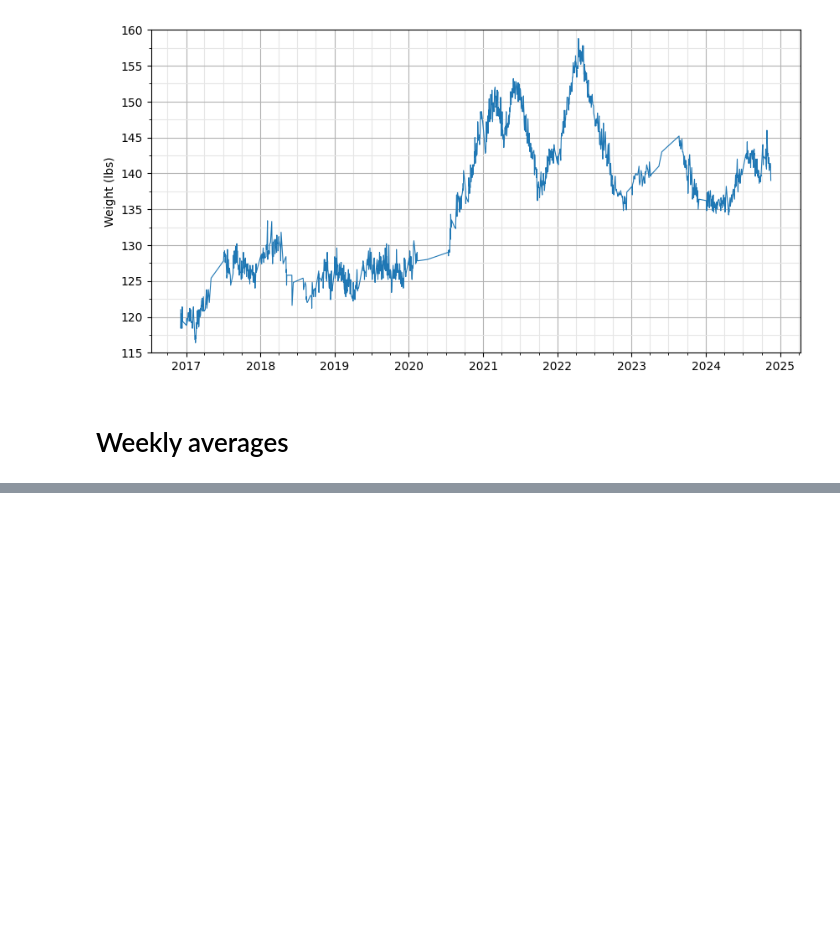
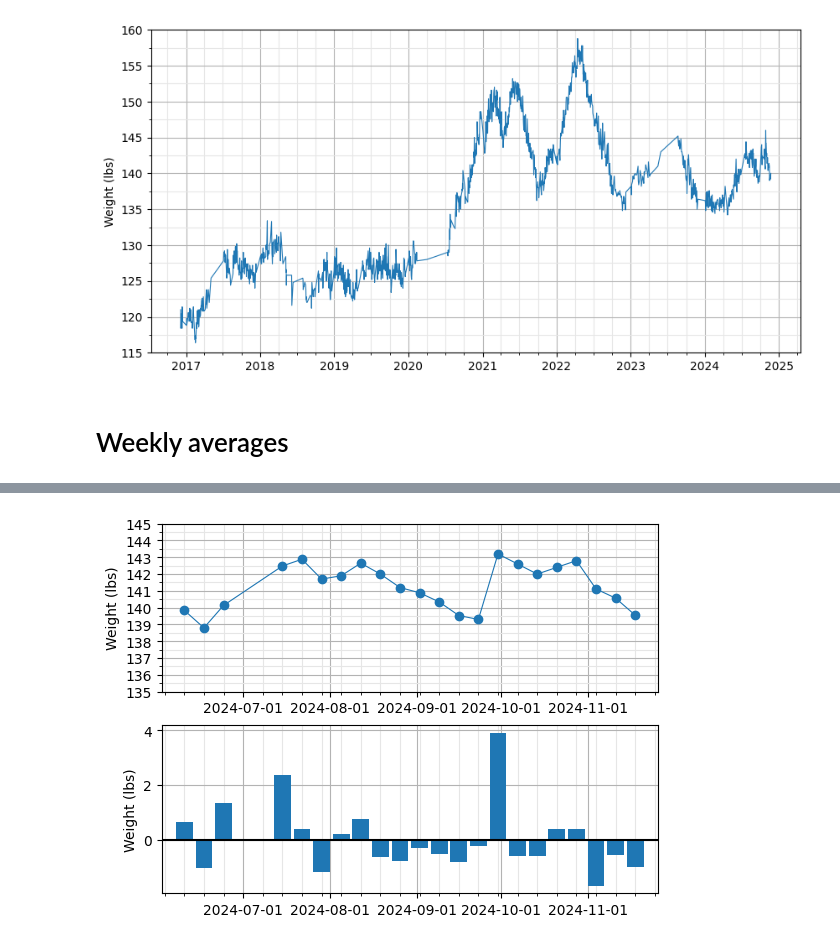
Before and after one commit to abeaucha/AppleHealth, a Jupyter notebook: analysis_weight.ipynb, the cells around one changed output, grey strips where cells are left out. Saved outputs shown, nothing was run; the diff lists cells and outputs as text; code cells hidden in the pictures; blank space fills up the shorter version.

Commit message:
Combined weekly trends into subplots

```diff
--- a/analysis_weight.ipynb
+++ b/analysis_weight.ipynb
@@ -244,0 +245,61 @@ df_weight_diff[['Date', 'Weight', 'Difference']].sort_values(by = 'Date').tail(n
+# %%
+fig, [ax1, ax2] = plt.subplots(nrows = 2)
+
+# Generate the line plot
+lines = ax1.plot('Date', 'Weight', data = df_weight_diff, lw = 0.80)
+points = ax1.scatter('Date', 'Weight', data = df_weight_diff)
+
+# This puts the grid below the data
+ax1.set_axisbelow(True)
+
+# x-axis ticks
+# x-axis tick locations
+ax1.xaxis.set_major_locator(month_loc)
+ax1.xaxis.set_minor_locator(monday_loc)
+
+# x-axis tick labels
+ax1.xaxis.set_major_formatter(mdates.DateFormatter('%Y-%m-%d'))
+
+# Set y-ticks and limits
+ax1.set_yticks(np.arange(110, 160.1, 1))
+ax1.set_yticks(np.arange(110, 160.1, 0.5), minor = True)
+ax1.set_ylim(ylim_min, ylim_max)
+
+# Plot grids
+ax1.grid(visible = True, which = 'major', color = '0.7')
+ax1.grid(visible = True, which = 'minor', axis = 'both', color = '0.90')
+
+ax1.set_ylabel("Weight (lbs)");
+
+
+ax2.bar('Date', 'Difference',
+       data = df_weight_diff,
+       # color = bar_colors,
+       align = 'center',
+       width = datetime.timedelta(days = 6))
+
+# Horizontal line at y = 0
+ax2.axhline(y = 0, color = 'black')
+
+# This puts the grid below the data
+ax2.set_axisbelow(True)
+
+# x-axis ticks
+# x-axis tick locations
+ax2.xaxis.set_major_locator(month_loc)
+ax2.xaxis.set_minor_locator(monday_loc)
+
+# x-axis tick labels, only for major gridlines
+ax2.xaxis.set_major_formatter(mdates.DateFormatter('%Y-%m-%d'))
+
+ax2.set_xlim(ax1.get_xlim())
+
+# ax.set_yticks(np.arange(-5, 6))
+# ax.set_yticks(np.arange(-5, 6, 0.5), minor = True)
+
+ax2.grid(visible = True, which = 'major', color = '0.7')
+ax2.grid(visible = True, which = 'minor', axis = 'both', color = '0.90')
+
+ax2.set_ylabel('Weight (lbs)');
+# %% [output]
+[figure, added]
```
Also changed, not shown: parts of 5 cells of this notebook.
